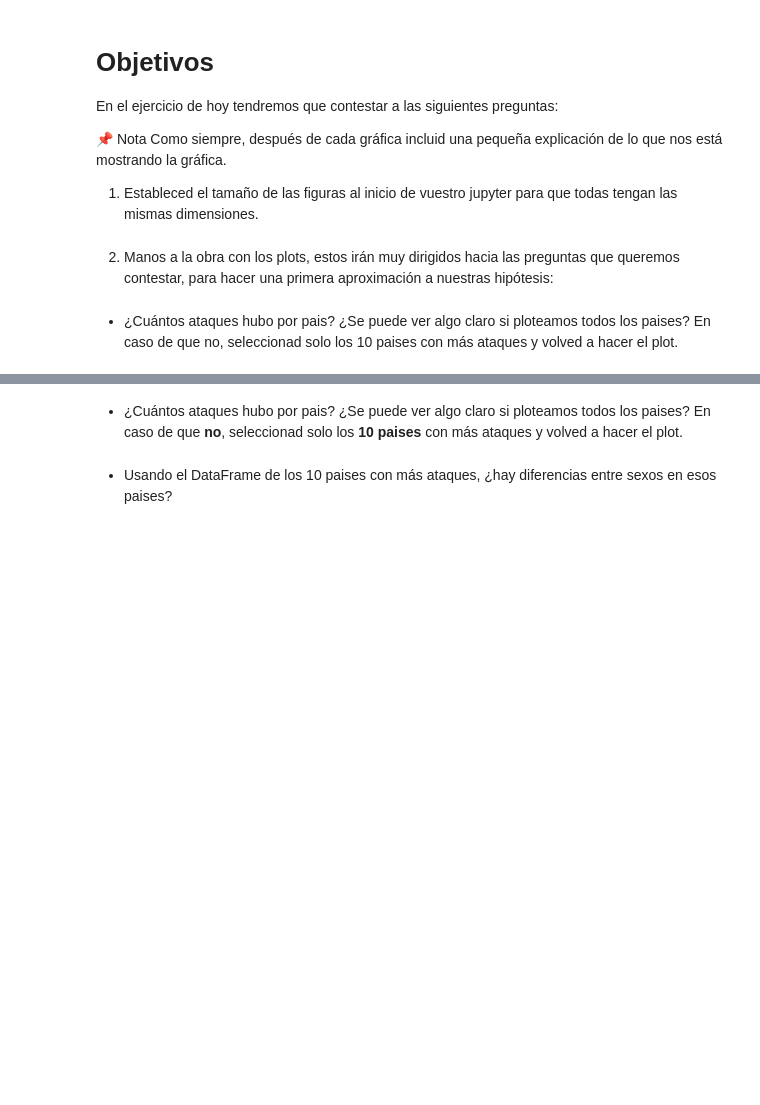
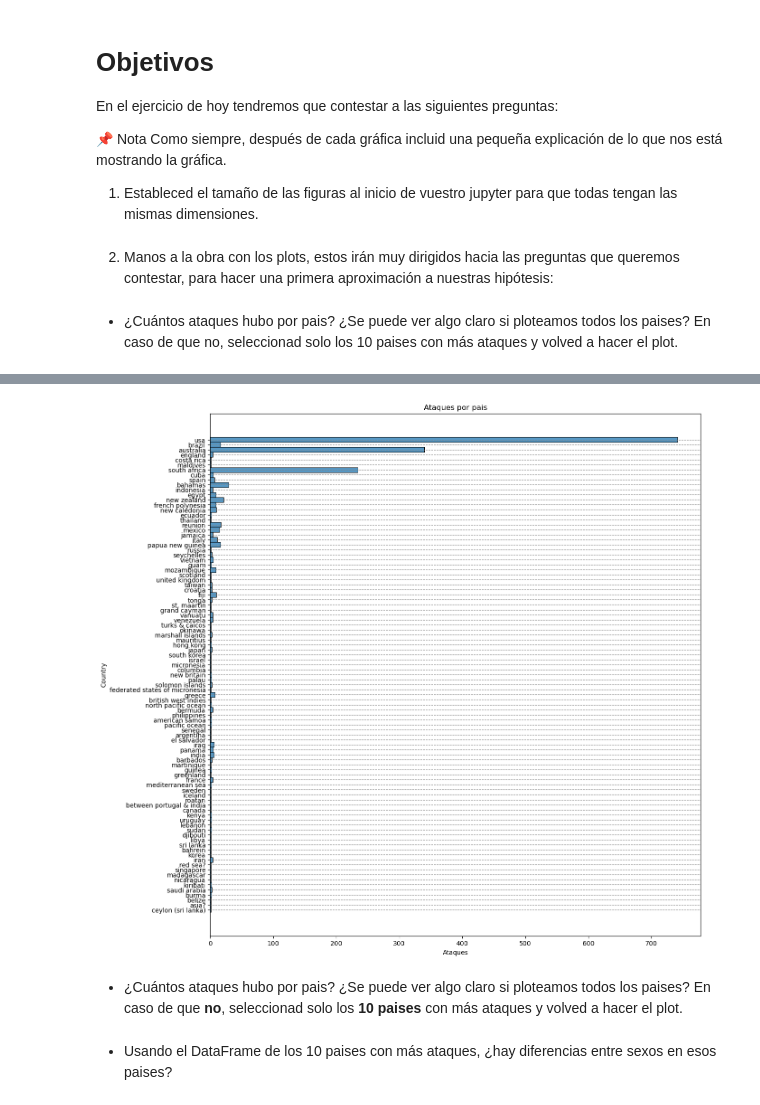
Before and after one commit to Adalab/DA-promoc-modulo-02-sprint-02-sandra-ana, a Jupyter notebook: EDA/03-EDA-3.ipynb, the cells around one changed output, grey strips where cells are left out. Saved outputs shown, nothing was run; the diff lists cells and outputs as text; code cells hidden in the pictures; blank space fills up the shorter version.

```diff
--- a/EDA/03-EDA-3.ipynb
+++ b/EDA/03-EDA-3.ipynb
@@ -67,3 +68,12 @@ plt.show()
+# %%
+plt.figure(figsize = (14,15))
+fig = sns.histplot(y = "country", data = df_e)
+fig.set(xlabel = "Ataques", ylabel = "Country")
+fig.set_title("Ataques por pais")
+plt.grid(axis = 'y', color = 'gray', linestyle = 'dashed')
+plt.show()
+# %% [output]
+[figure, added]
 # %% [markdown]
 - ¿Cuántos ataques hubo por pais? ¿Se puede ver algo claro si ploteamos todos los paises? En caso de que **no**, seleccionad solo los **10 paises** con más ataques y volved a hacer el plot.
 # %% [markdown]
```
Also changed, not shown: parts of 1 cell of this notebook.
